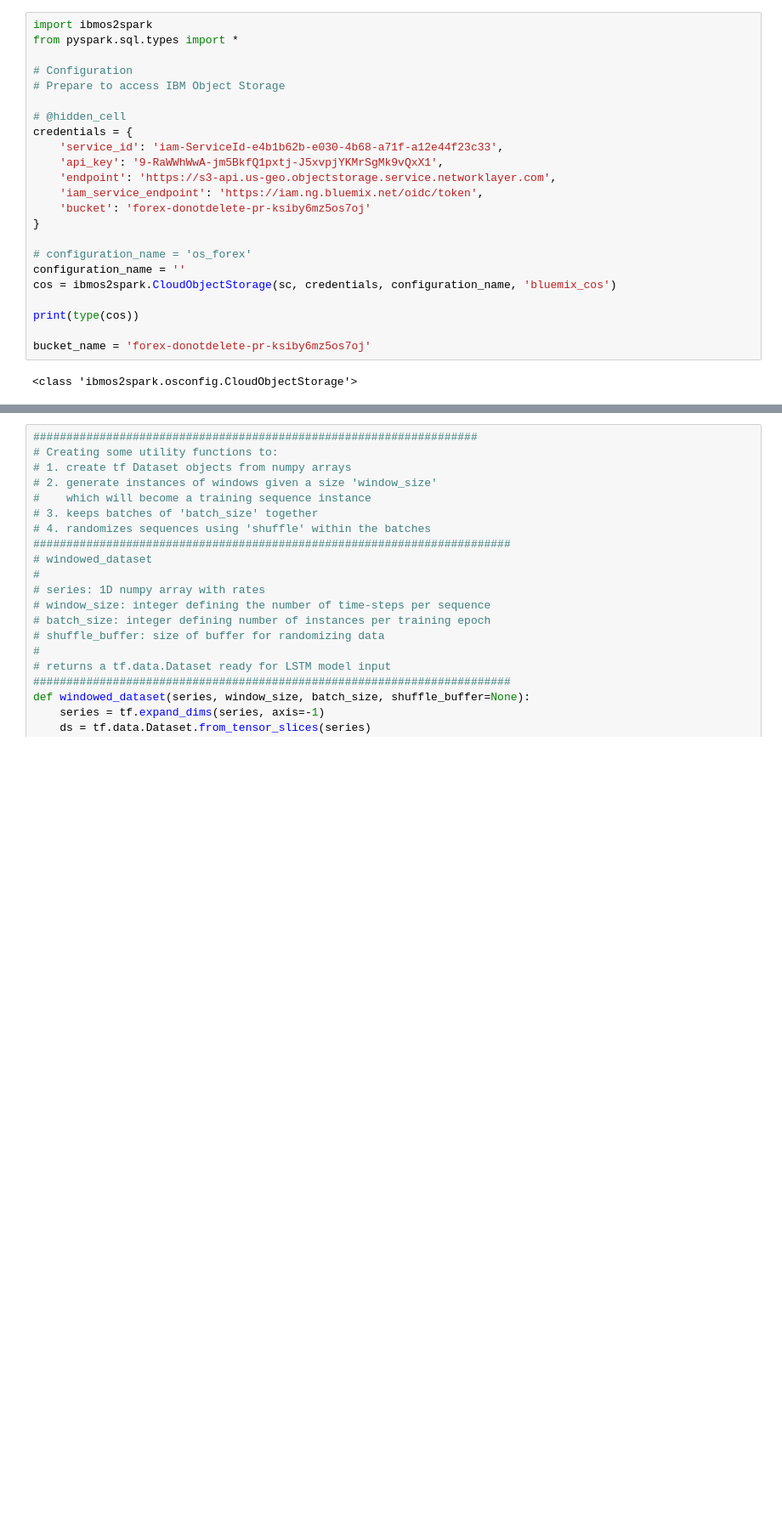
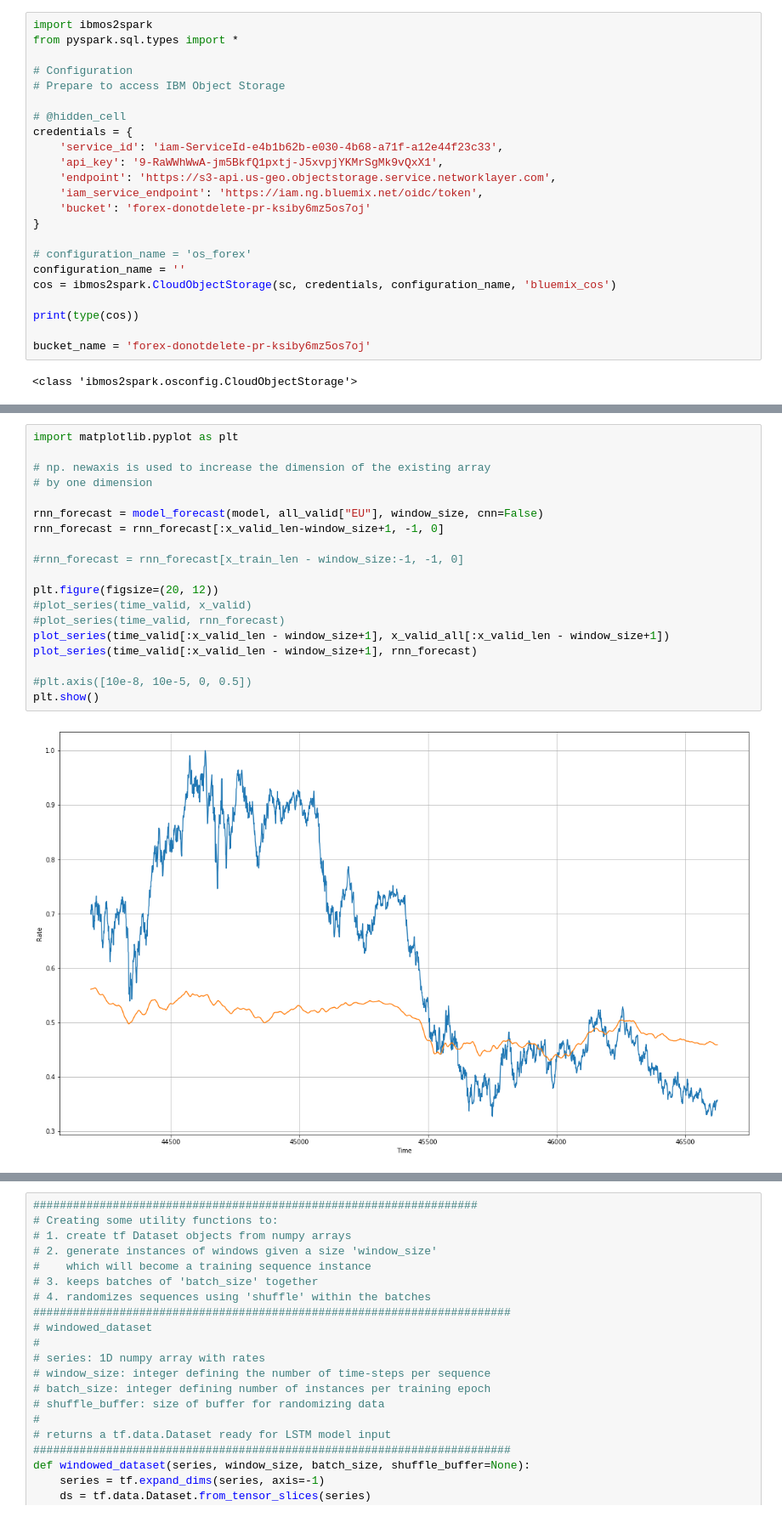
Before and after one commit to elmikeryan/FOREX, a Jupyter notebook: FOREX.feature_eng.pyspark.1.ipynb, the cells around one changed output, grey strips where cells are left out. Shown at 85% size. Saved outputs shown, nothing was run; the diff lists cells and outputs as text; blank space fills up the shorter version.

```diff
--- a/FOREX.feature_eng.pyspark.1.ipynb
+++ b/FOREX.feature_eng.pyspark.1.ipynb
@@ -234,0 +401,21 @@ EU has 2455 training rows.
+# %%
+import matplotlib.pyplot as plt
+
+# np. newaxis is used to increase the dimension of the existing array
+# by one dimension
+
+rnn_forecast = model_forecast(model, all_valid["EU"], window_size, cnn=False)
+rnn_forecast = rnn_forecast[:x_valid_len-window_size+1, -1, 0]
+
+#rnn_forecast = rnn_forecast[x_train_len - window_size:-1, -1, 0]
+
+plt.figure(figsize=(20, 12))
+#plot_series(time_valid, x_valid)
+#plot_series(time_valid, rnn_forecast)
+plot_series(time_valid[:x_valid_len - window_size+1], x_valid_all[:x_valid_len - window_size+1])
+plot_series(time_valid[:x_valid_len - window_size+1], rnn_forecast)
+
+#plt.axis([10e-8, 10e-5, 0, 0.5])
+plt.show()
+# %% [output]
+[figure, added]
```
Also changed, not shown: parts of 26 cells of this notebook.
